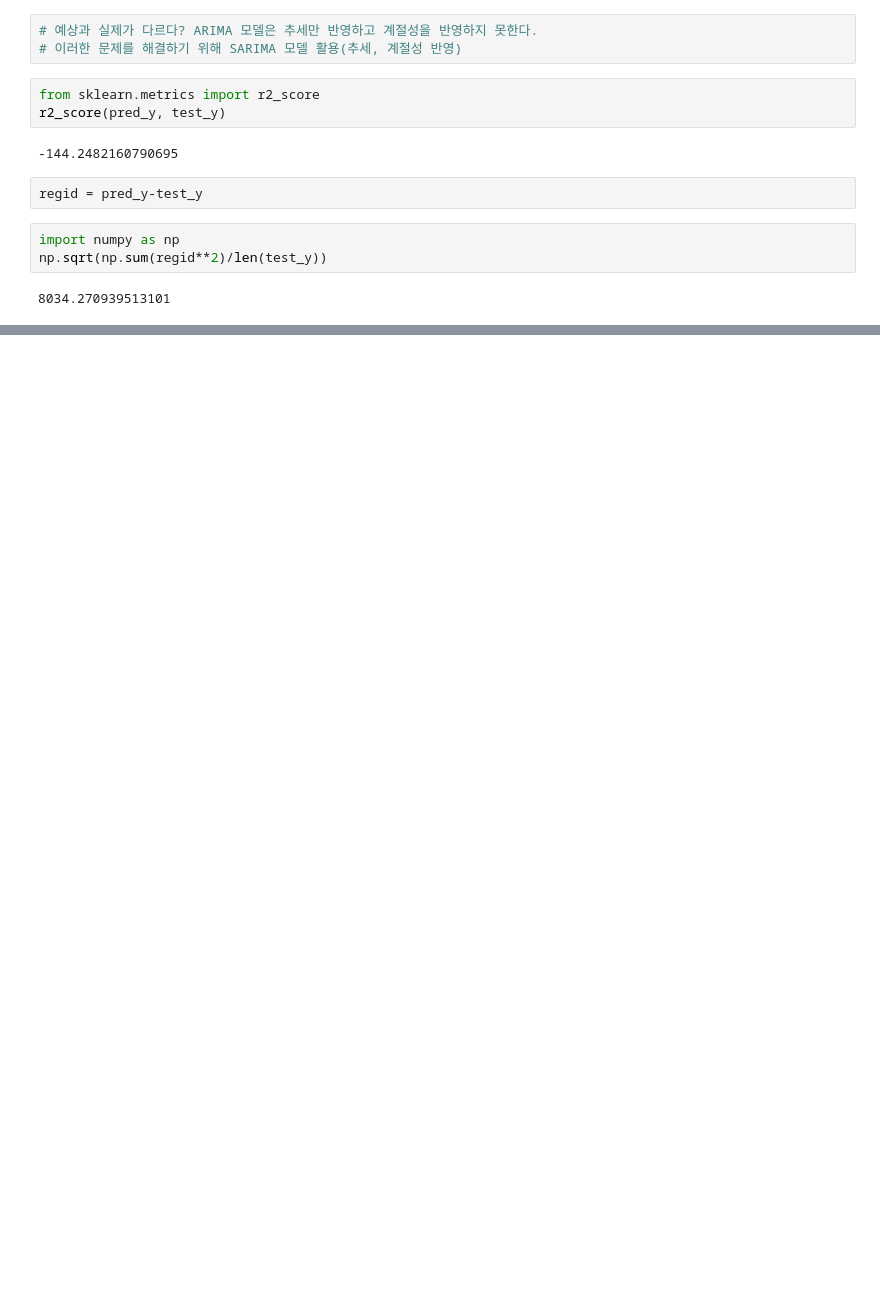
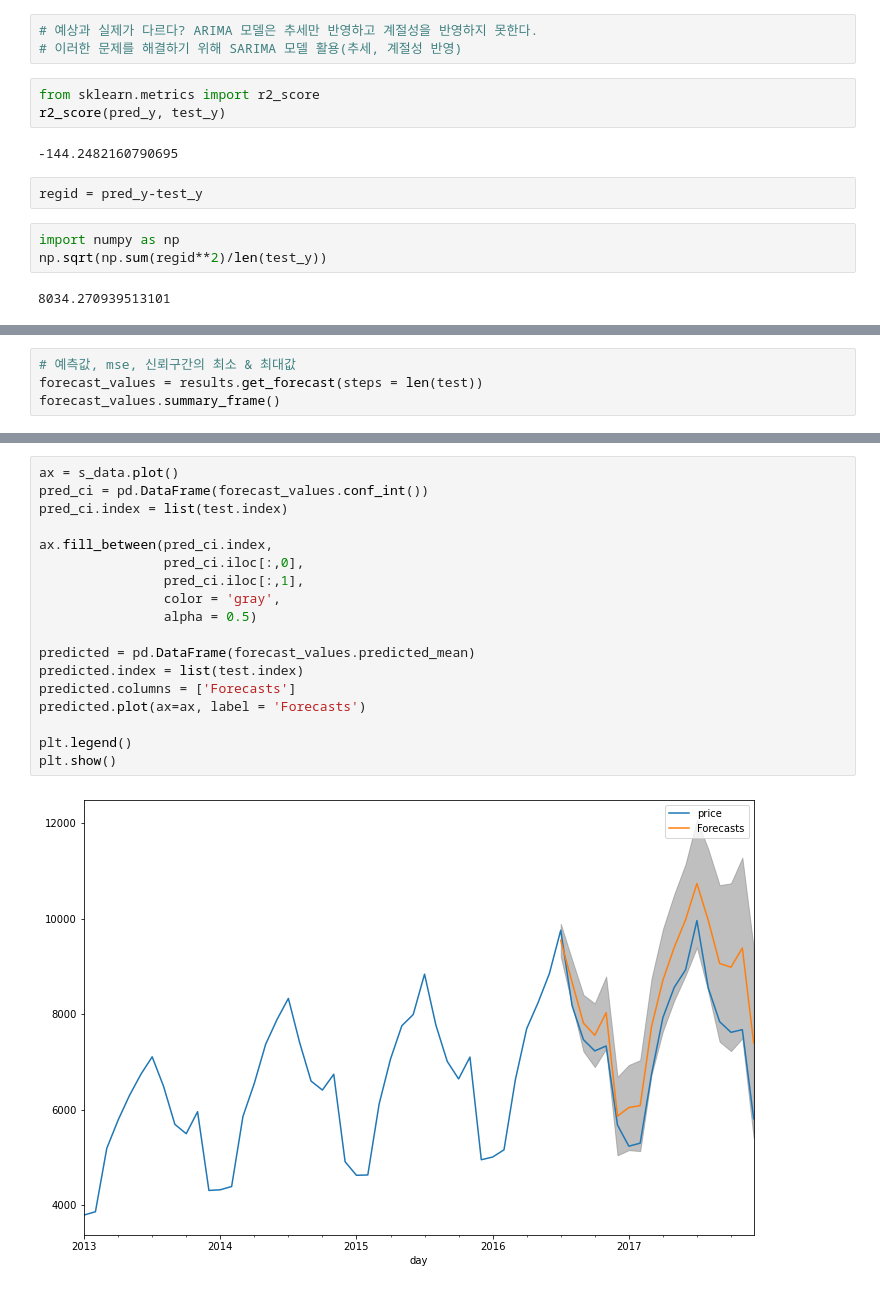
Before and after one commit to blackbutterfly0852/ADP_2, a Jupyter notebook: 220928_9_통계분석.ipynb, the cells around one changed output, grey strips where cells are left out. Drawn from its saved outputs; the diff is of its cells as text; blank space fills up the shorter version.

```diff
--- a/220928_9_통계분석.ipynb
+++ b/220928_9_통계분석.ipynb
@@ -268,0 +337,4 @@ np.sqrt(np.sum(regid**2)/len(test_y))
+# %%
+# 예측값, mse, 신뢰구간의 최소 & 최대값
+forecast_values = results.get_forecast(steps = len(test))
+forecast_values.summary_frame()
@@ -268,0 +381,20 @@ np.sqrt(np.sum(regid**2)/len(test_y))
+# %%
+ax = s_data.plot()
+pred_ci = pd.DataFrame(forecast_values.conf_int())
+pred_ci.index = list(test.index)
+
+ax.fill_between(pred_ci.index,
+                pred_ci.iloc[:,0],
+                pred_ci.iloc[:,1],
+                color = 'gray',
+                alpha = 0.5)
+
+predicted = pd.DataFrame(forecast_values.predicted_mean)
+predicted.index = list(test.index)
+predicted.columns = ['Forecasts']
+predicted.plot(ax=ax, label = 'Forecasts')
+
+plt.legend()
+plt.show()
+# %% [output]
+[figure, added]
```
Also changed, not shown: parts of 11 cells of this notebook.
